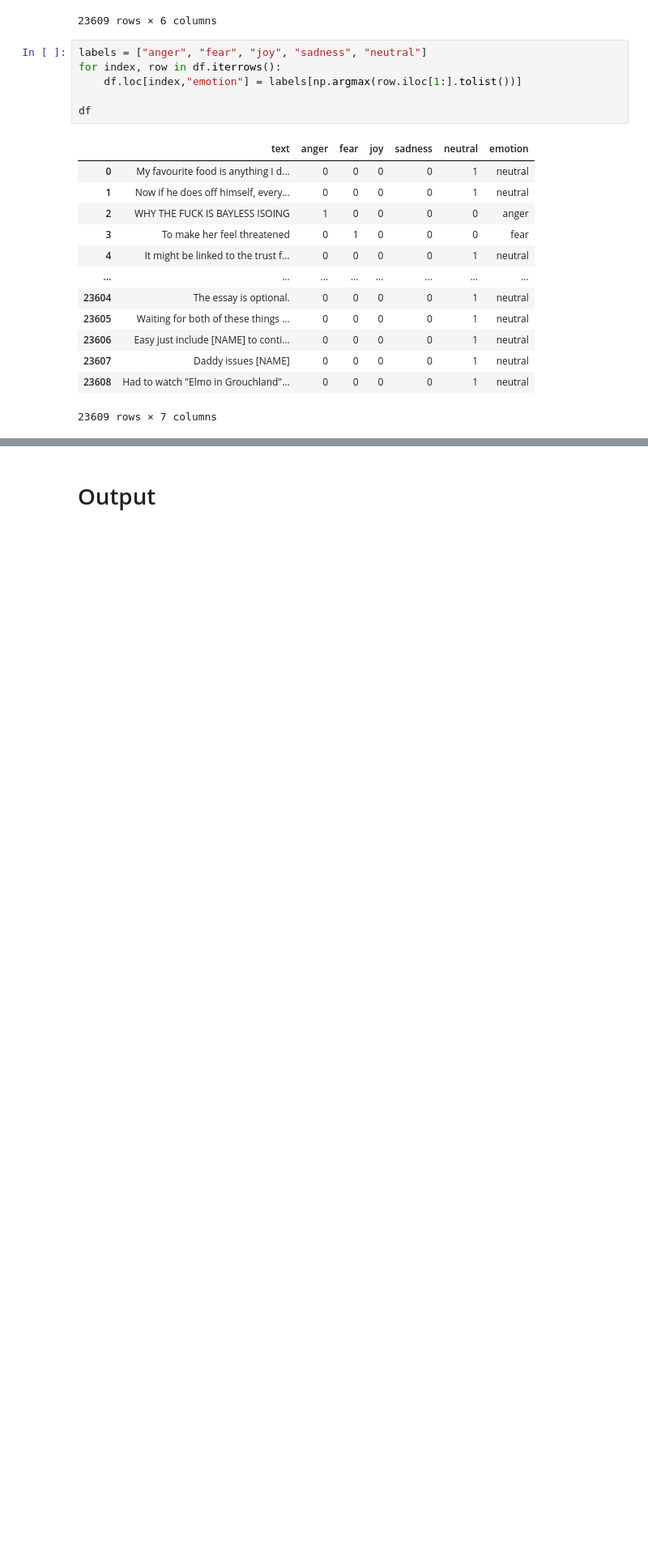
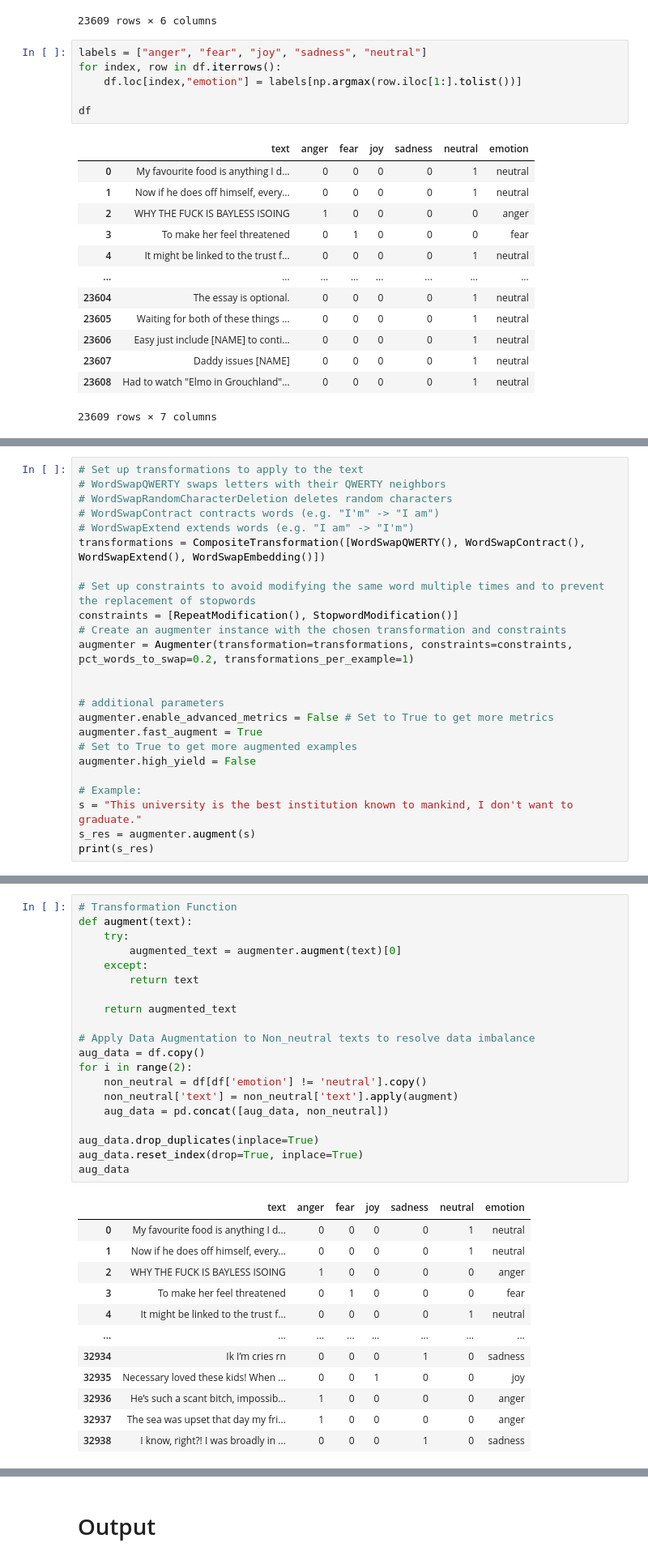
Before and after one commit to congyoua/CSC413Final, a Jupyter notebook: Data.ipynb, the cells around one changed output, grey strips where cells are left out. Shown at 81% size. Cells and saved outputs as stored; diff of their text form; blank space fills up the shorter version.

```diff
--- a/Data.ipynb
+++ b/Data.ipynb
@@ -174,0 +179,24 @@ TypeError: unsupported operand type(s) for +: 'int' and 'str'
+# %%
+# Set up transformations to apply to the text
+# WordSwapQWERTY swaps letters with their QWERTY neighbors
+# WordSwapRandomCharacterDeletion deletes random characters
+# WordSwapContract contracts words (e.g. "I'm" -> "I am")
+# WordSwapExtend extends words (e.g. "I am" -> "I'm")
+transformations = CompositeTransformation([WordSwapQWERTY(), WordSwapContract(), WordSwapExtend(), WordSwapEmbedding()])
+
+# Set up constraints to avoid modifying the same word multiple times and to prevent the replacement of stopwords
+constraints = [RepeatModification(), StopwordModification()]
+# Create an augmenter instance with the chosen transformation and constraints
+augmenter = Augmenter(transformation=transformations, constraints=constraints, pct_words_to_swap=0.2, transformations_per_example=1)
+
+
+# additional parameters
+augmenter.enable_advanced_metrics = False # Set to True to get more metrics
+augmenter.fast_augment = True
+# Set to True to get more augmented examples
+augmenter.high_yield = False
+
+# Example:
+s = "This university is the best institution known to mankind, I don't want to graduate."
+s_res = augmenter.augment(s)
+print(s_res)
@@ -174,0 +205,33 @@ TypeError: unsupported operand type(s) for +: 'int' and 'str'
+# %%
+# Transformation Function
+def augment(text):
+    try:
+        augmented_text = augmenter.augment(text)[0]
+    except:
+        return text
+
+    return augmented_text
+
+# Apply Data Augmentation to Non_neutral texts to resolve data imbalance
+aug_data = df.copy()
+for i in range(2):
+    non_neutral = df[df['emotion'] != 'neutral'].copy()
+    non_neutral['text'] = non_neutral['text'].apply(augment)
+    aug_data = pd.concat([aug_data, non_neutral])
+
+aug_data.drop_duplicates(inplace=True)
+aug_data.reset_index(drop=True, inplace=True)
+aug_data
+# %% [output]
+|  | text | anger | fear | joy | sadness | neutral | emotion |
+| 0 | My favourite food is anything I d... | 0 | 0 | 0 | 0 | 1 | neutral |
+| 1 | Now if he does off himself, every... | 0 | 0 | 0 | 0 | 1 | neutral |
+| 2 | WHY THE FUCK IS BAYLESS ISOING | 1 | 0 | 0 | 0 | 0 | anger |
+| 3 | To make her feel threatened | 0 | 1 | 0 | 0 | 0 | fear |
+| 4 | It might be linked to the trust f... | 0 | 0 | 0 | 0 | 1 | neutral |
+| ... | ... | ... | ... | ... | ... | ... | ... |
+| 32934 | Ik I’m cries rn | 0 | 0 | 0 | 1 | 0 | sadness |
+| 32935 | Necessary loved these kids! When ... | 0 | 0 | 1 | 0 | 0 | joy |
+| 32936 | He’s such a scant bitch, impossib... | 1 | 0 | 0 | 0 | 0 | anger |
+| 32937 | The sea was upset that day my fri... | 1 | 0 | 0 | 0 | 0 | anger |
+| 32938 | I know, right?! I was broadly in ... | 0 | 0 | 0 | 1 | 0 | sadness |
```
Also changed, not shown: parts of 9 cells of this notebook.
